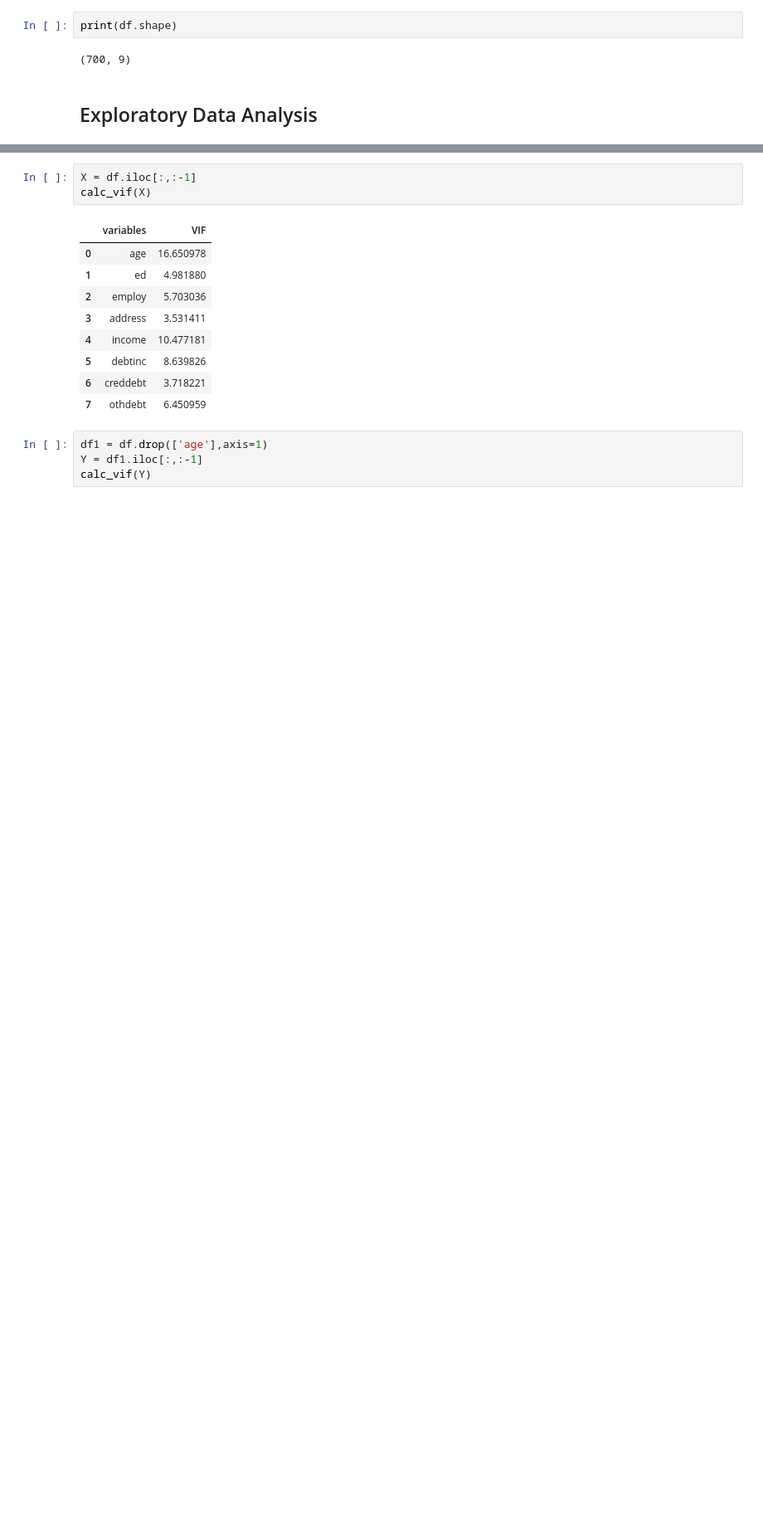
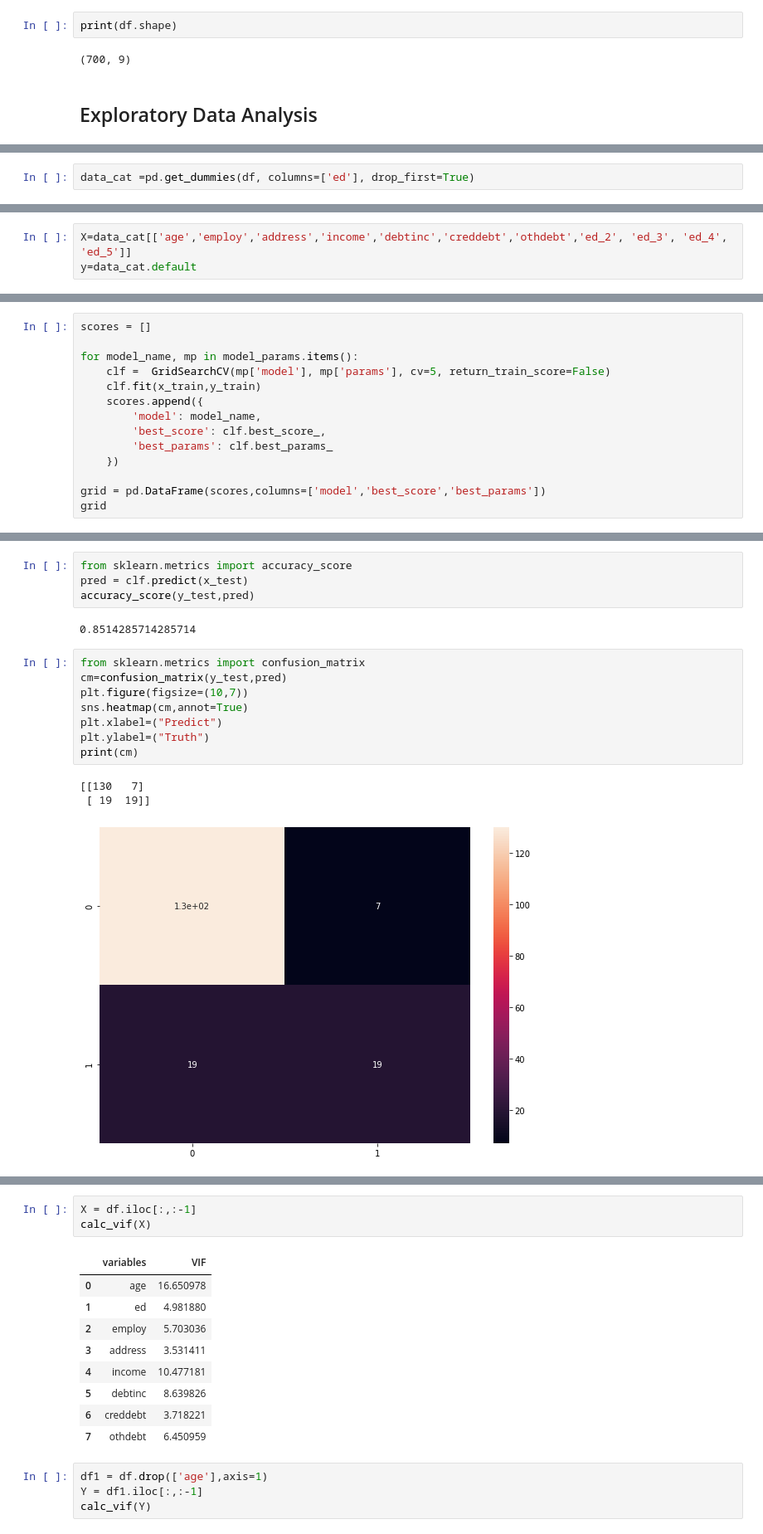
Before and after one commit to avinashsajeevan/Bank-Loan-Default-Prediction, a Jupyter notebook: Bank Loan Default Case.ipynb, the cells around one changed output, grey strips where cells are left out. Shown at 83% size. Drawn from its saved outputs; the diff is of its cells as text; blank space fills up the shorter version.

```diff
--- a/Bank Loan Default Case.ipynb
+++ b/Bank Loan Default Case.ipynb
@@ -140,0 +109,2 @@ def calc_vif(X):
+# %%
+data_cat =pd.get_dummies(df, columns=['ed'], drop_first=True)
@@ -140,0 +120,3 @@ def calc_vif(X):
+# %%
+X=data_cat[['age','employ','address','income','debtinc','creddebt','othdebt','ed_2', 'ed_3', 'ed_4', 'ed_5']]
+y=data_cat.default
@@ -140,0 +159,14 @@ def calc_vif(X):
+# %%
+scores = []
+
+for model_name, mp in model_params.items():
+    clf =  GridSearchCV(mp['model'], mp['params'], cv=5, return_train_score=False)
+    clf.fit(x_train,y_train)
+    scores.append({
+        'model': model_name,
+        'best_score': clf.best_score_,
+        'best_params': clf.best_params_
+    })
+
+grid = pd.DataFrame(scores,columns=['model','best_score','best_params'])
+grid
@@ -140,0 +195,18 @@ def calc_vif(X):
+# %%
+from sklearn.metrics import accuracy_score
+pred = clf.predict(x_test)
+accuracy_score(y_test,pred)
+# %% [output]
+0.8514285714285714
+# %%
+from sklearn.metrics import confusion_matrix
+cm=confusion_matrix(y_test,pred)
+plt.figure(figsize=(10,7))
+sns.heatmap(cm,annot=True)
+plt.xlabel=("Predict")
+plt.ylabel=("Truth")
+print(cm)
+# %% [output]
+[[130   7]
+ [ 19  19]]
+[figure, added]
```
Also changed, not shown: parts of 18 cells of this notebook.
